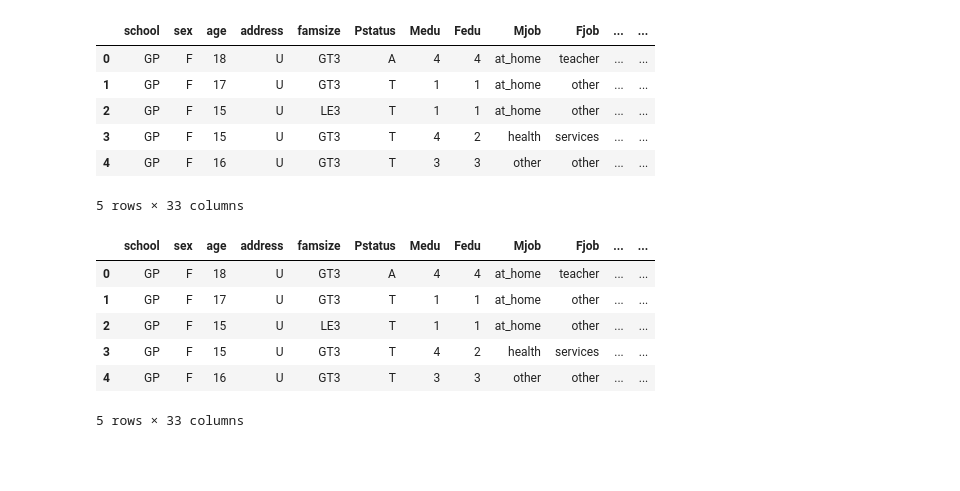
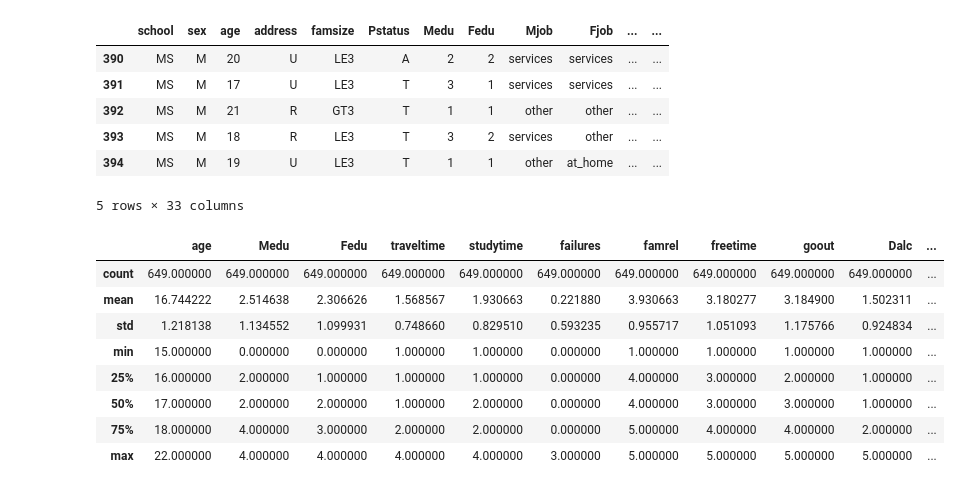
Before and after one commit to bommelbij/CreativeThinking, a Jupyter notebook: Untitled.ipynb, the cells around one changed output. Saved outputs shown, nothing was run; the diff lists cells and outputs as text; code cells hidden in the pictures; blank space fills up the shorter version.

```diff
--- a/Untitled.ipynb
+++ b/Untitled.ipynb
@@ -16,23 +16,25 @@ plt.rcParams['figure.figsize'] = 10, 5  # default hor./vert. size of plots, in i
 plt.rcParams['lines.markeredgewidth'] = 1  # to fix issue with seaborn box plots; needed after import seaborn
 # %%
 df_student_mat = pd.read_csv('student-mat.csv')
-df_student_mat.head()
+df_student_mat.tail()
 # %% [output]
 |  | school | sex | age | address | famsize | Pstatus | Medu | Fedu | Mjob | Fjob | ... | ... |
-| 0 | GP | F | 18 | U | GT3 | A | 4 | 4 | at_home | teacher | ... | ... |
-| 1 | GP | F | 17 | U | GT3 | T | 1 | 1 | at_home | other | ... | ... |
-| 2 | GP | F | 15 | U | LE3 | T | 1 | 1 | at_home | other | ... | ... |
-| 3 | GP | F | 15 | U | GT3 | T | 4 | 2 | health | services | ... | ... |
-| 4 | GP | F | 16 | U | GT3 | T | 3 | 3 | other | other | ... | ... |
+| 390 | MS | M | 20 | U | LE3 | A | 2 | 2 | services | services | ... | ... |
+| 391 | MS | M | 17 | U | LE3 | T | 3 | 1 | services | services | ... | ... |
+| 392 | MS | M | 21 | R | GT3 | T | 1 | 1 | other | other | ... | ... |
+| 393 | MS | M | 18 | R | LE3 | T | 3 | 2 | services | other | ... | ... |
+| 394 | MS | M | 19 | U | LE3 | T | 1 | 1 | other | at_home | ... | ... |
 5 rows × 33 columns
 # %%
 df_student_por = pd.read_csv('student-por.csv')
-df_student_por.head()
+df_student_por.describe()
 # %% [output]
-|  | school | sex | age | address | famsize | Pstatus | Medu | Fedu | Mjob | Fjob | ... | ... |
-| 0 | GP | F | 18 | U | GT3 | A | 4 | 4 | at_home | teacher | ... | ... |
-| 1 | GP | F | 17 | U | GT3 | T | 1 | 1 | at_home | other | ... | ... |
-| 2 | GP | F | 15 | U | LE3 | T | 1 | 1 | at_home | other | ... | ... |
-| 3 | GP | F | 15 | U | GT3 | T | 4 | 2 | health | services | ... | ... |
-| 4 | GP | F | 16 | U | GT3 | T | 3 | 3 | other | other | ... | ... |
+|  | age | Medu | Fedu | traveltime | studytime | failures | famrel | freetime | goout | Dalc | ... |
+| count | 649.000000 | 649.000000 | 649.000000 | 649.000000 | 649.000000 | 649.000000 | 649.000000 | 649.000000 | 649.000000 | 649.000000 | ... |
+| mean | 16.744222 | 2.514638 | 2.306626 | 1.568567 | 1.930663 | 0.221880 | 3.930663 | 3.180277 | 3.184900 | 1.502311 | ... |
+| std | 1.218138 | 1.134552 | 1.099931 | 0.748660 | 0.829510 | 0.593235 | 0.955717 | 1.051093 | 1.175766 | 0.924834 | ... |
+| min | 15.000000 | 0.000000 | 0.000000 | 1.000000 | 1.000000 | 0.000000 | 1.000000 | 1.000000 | 1.000000 | 1.000000 | ... |
+| 25% | 16.000000 | 2.000000 | 1.000000 | 1.000000 | 1.000000 | 0.000000 | 4.000000 | 3.000000 | 2.000000 | 1.000000 | ... |
+| 50% | 17.000000 | 2.000000 | 2.000000 | 1.000000 | 2.000000 | 0.000000 | 4.000000 | 3.000000 | 3.000000 | 1.000000 | ... |
+| 75% | 18.000000 | 4.000000 | 3.000000 | 2.000000 | 2.000000 | 0.000000 | 5.000000 | 4.000000 | 4.000000 | 2.000000 | ... |
+| max | 22.000000 | 4.000000 | 4.000000 | 4.000000 | 4.000000 | 3.000000 | 5.000000 | 5.000000 | 5.000000 | 5.000000 | ... |
-5 rows × 33 columns
```
Also changed, not shown: parts of 3 cells of this notebook, 2 other files.
